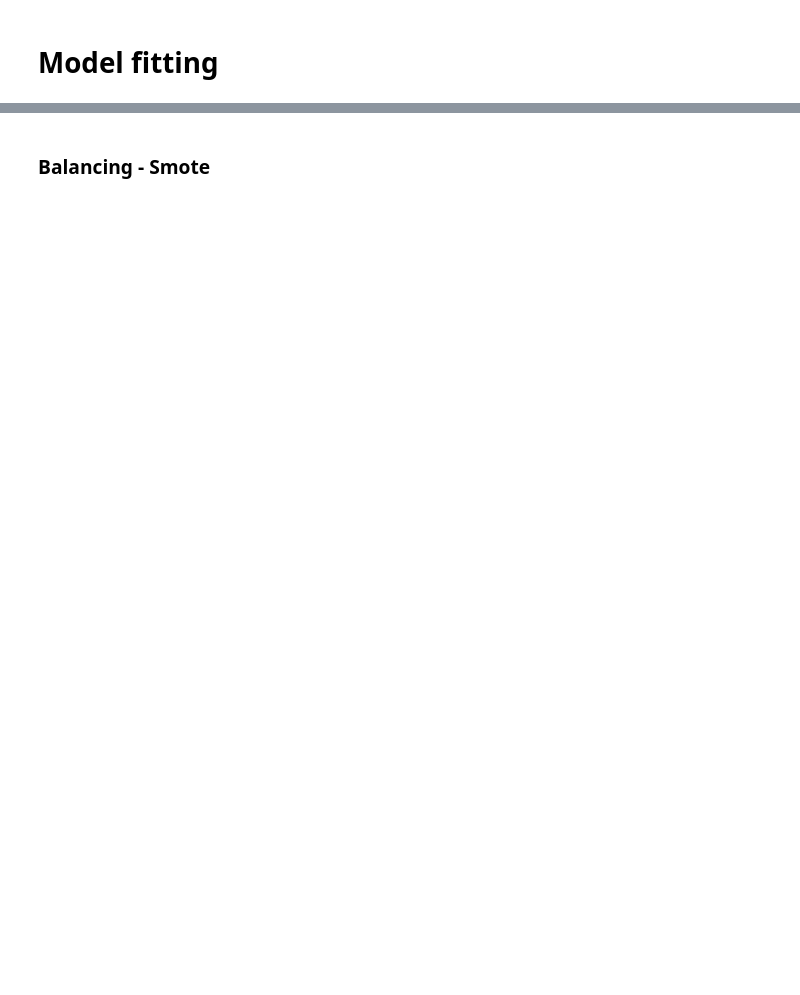
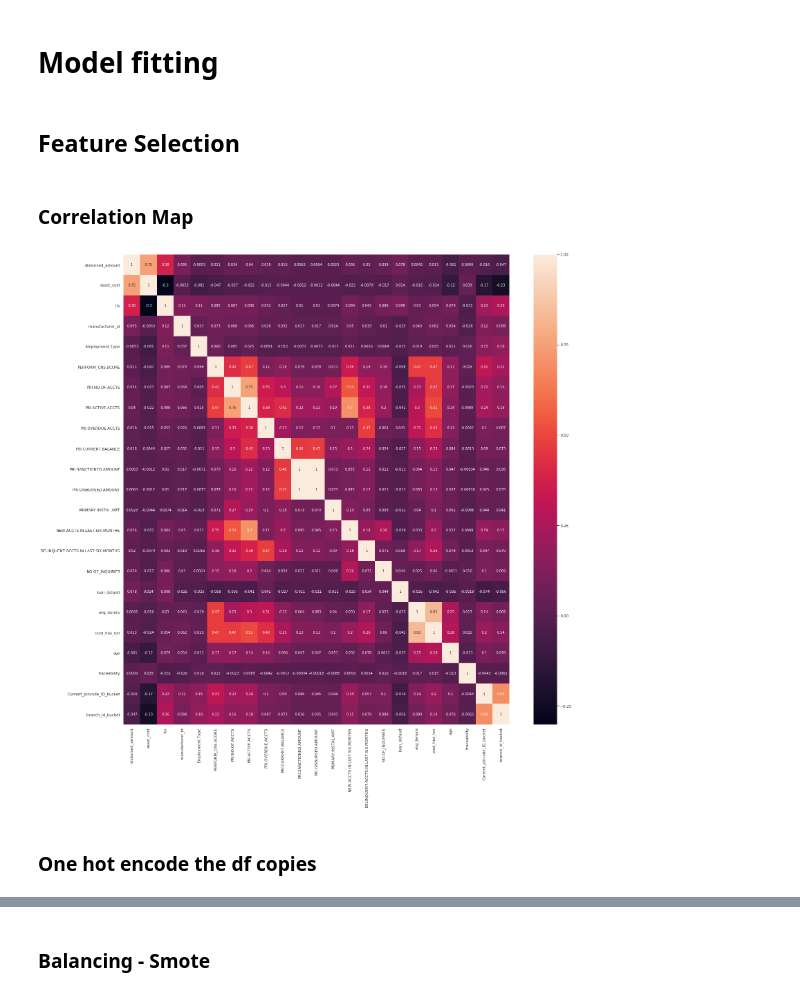
Before and after one commit to ajinkyaathlye/ml_hackathon, a Jupyter notebook: Loan_Default.ipynb, the cells around one changed output, grey strips where cells are left out. Drawn from its saved outputs; the diff is of its cells as text; code cells hidden in the pictures; blank space fills up the shorter version.

```diff
--- a/Loan_Default.ipynb
+++ b/Loan_Default.ipynb
@@ -488,0 +584,4 @@ Name: Employment.Type, dtype: int64
+# %%
+test = pd.read_csv('./Hackathon/Data/test.csv')
+df_model_buf = loan_data.copy(deep=True)
+df_test_model_buf = test.copy(deep=True)
@@ -489,2 +607,5 @@ Name: Employment.Type, dtype: int64
+# %%
+df_model = df_model_buf.copy(deep=True)
+df_test_model = df_test_model_buf.copy(deep=True)
 # %% [markdown]
 # Model fitting
@@ -504,3 +611,0 @@ Name: Employment.Type, dtype: int64
-# %%
-df_model = loan_data.copy(deep=True)
-df_test_model = test.copy(deep=True)
@@ -550,0 +644,2 @@ df_test_model.drop([
+# %% [markdown]
+## Feature Selection
@@ -550,0 +667,15 @@ df_test_model.drop([
+# %% [markdown]
+### Correlation Map
+# %%
+loan_correlation = df_model.corr()
+# %%
+%matplotlib inline
+f, ax = plt.subplots(figsize=(25, 25))
+sns.heatmap(loan_correlation,
+            xticklabels=loan_correlation.columns.values,
+            yticklabels=loan_correlation.columns.values,annot= True)
+plt.show()
+# %% [output]
+[figure, added]
+# %% [markdown]
+### One hot encode the df copies
```
Also changed, not shown: parts of 50 cells of this notebook.
